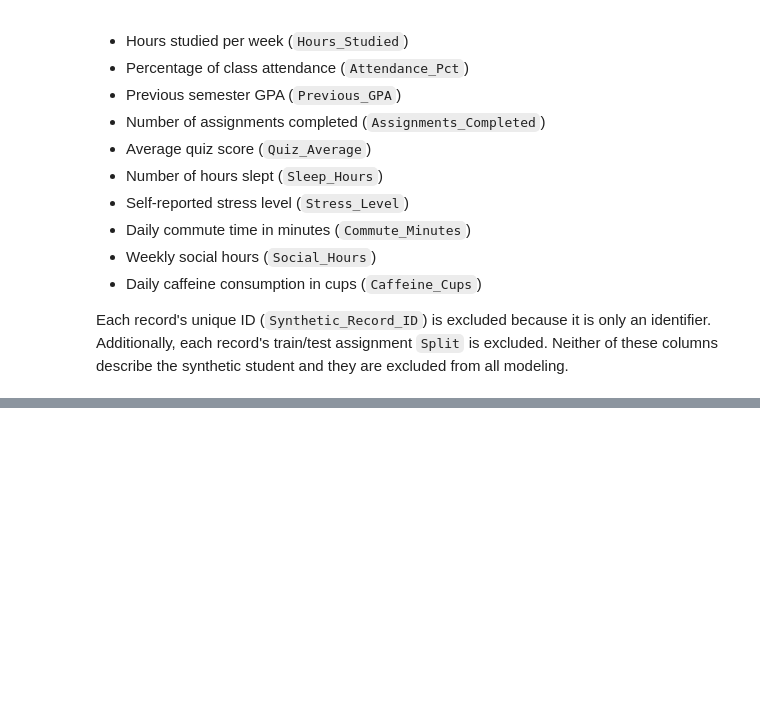
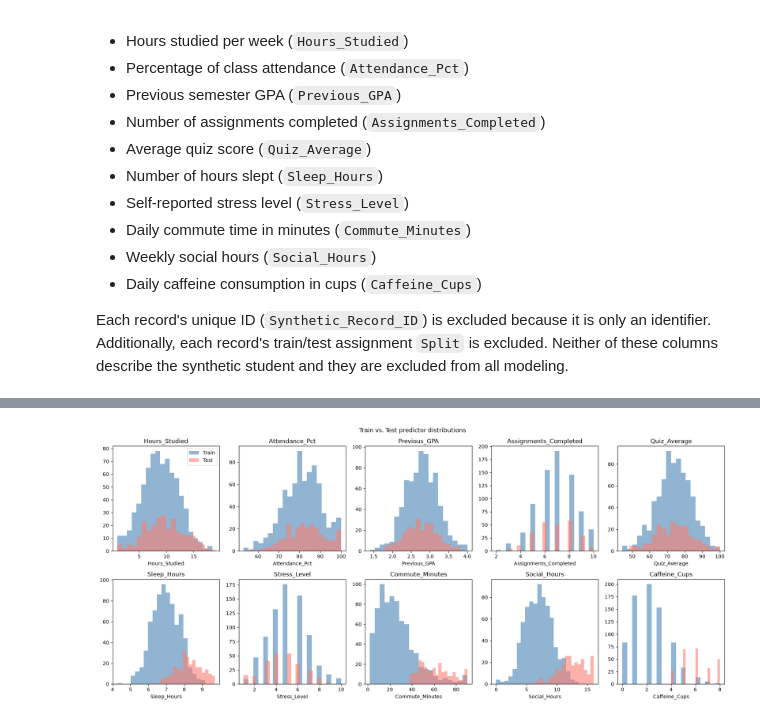
Before and after one commit to madewitt55/cs407-regression-activities, a Jupyter notebook: logistic_regression/logistic_regression.ipynb, the cells around one changed output, grey strips where cells are left out. Cells and saved outputs as stored; diff of their text form; code cells hidden in the pictures; blank space fills up the shorter version.

```diff
--- a/logistic_regression/logistic_regression.ipynb
+++ b/logistic_regression/logistic_regression.ipynb
@@ -59,0 +339,18 @@ y_test  = df.loc[test_data,  "Risk"]
+# %%
+# Overlaid histograms — train vs test for each predictor
+fig, axes = plt.subplots(2, 5, figsize=(18, 8))
+axes = axes.flatten()
+
+for i, col in enumerate(numeric_features):
+    axes[i].hist(train_df[col], bins=20, alpha=0.6, label="Train", color="steelblue")
+    axes[i].hist(test_df[col],  bins=20, alpha=0.6, label="Test",  color="salmon")
+    axes[i].set_title(col)
+    axes[i].set_xlabel(col)
+    if i == 0:
+        axes[i].legend()
+
+plt.suptitle('Train vs. Test predictor distributions')
+plt.tight_layout()
+plt.show()
+# %% [output]
+[figure, added]
```
Also changed, not shown: parts of 32 cells of this notebook.
